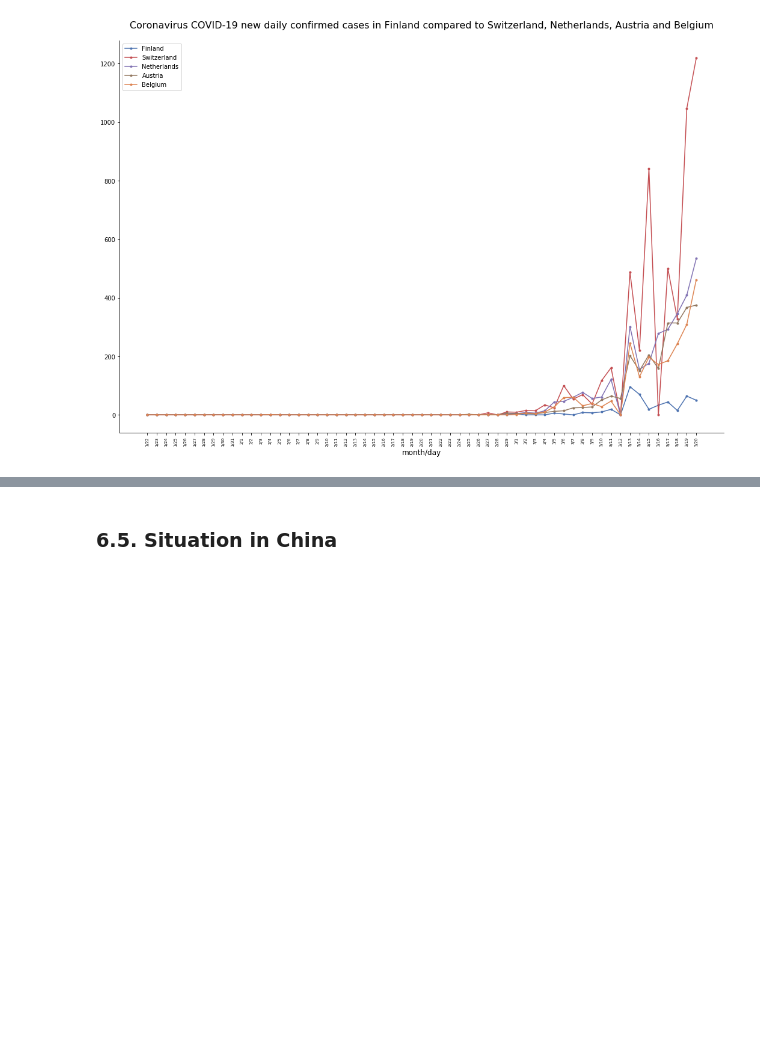
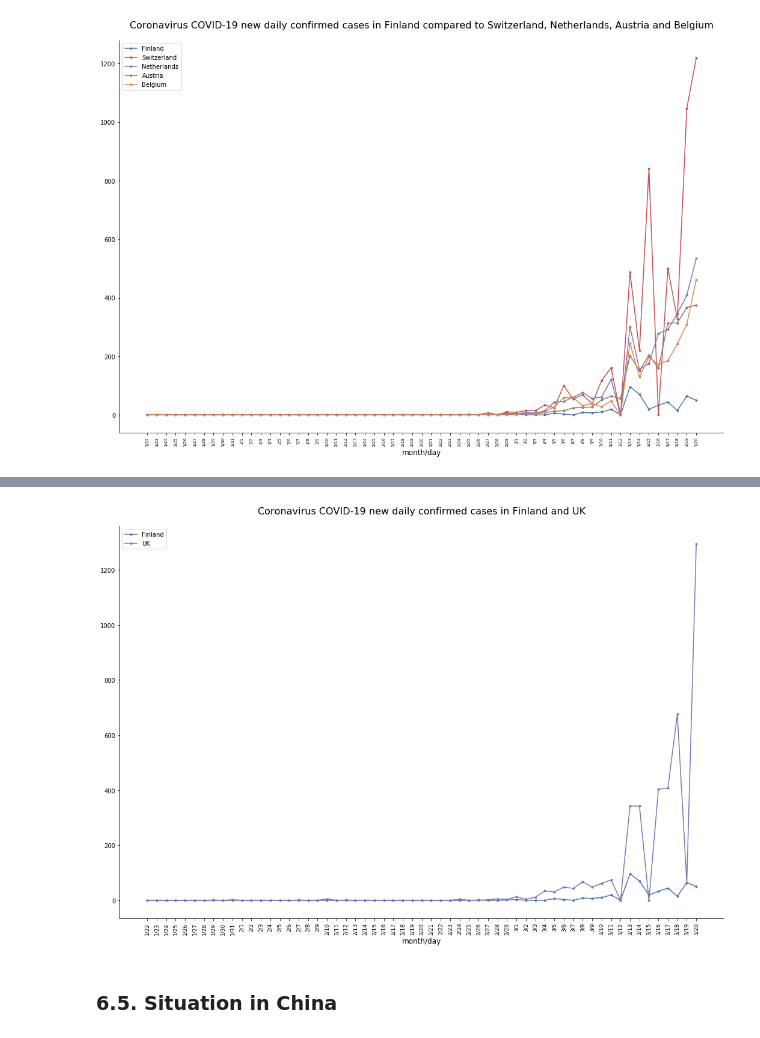
Before and after one commit to BerniHacker/Coronavirus, a Jupyter notebook: Coronavirus_Finland.ipynb, the cells around one changed output, grey strips where cells are left out. Drawn from its saved outputs; the diff is of its cells as text; code cells hidden in the pictures; blank space fills up the shorter version.

```diff
--- a/Coronavirus_Finland.ipynb
+++ b/Coronavirus_Finland.ipynb
@@ -1351,3 +1409,18 @@ cust_line_plot((days_tot, world_conf_tot, ".", '-', 0, "confirmed cases"),
+# %%
+# Comparing new daily confirmed cases Coronavirus cases in Finland and UK
+cust_line_plot((days_tot, finland_conf_incr_0, ".", '-', 0, "Finland"),
+               (days_tot, uk_conf_incr_0, ".", '-', 4, "UK"),
+               figsize_w=18, figsize_h=12,
+               title="Coronavirus COVID-19 new daily confirmed cases "\
+                     "in Finland and UK",
+               title_fs=16, title_offset=20,
+               rem_borders=True,
+               x_label="month/day", xlabel_fs=12,
+               xvalues_fs=9,rot=90,
+               y_label=None, ylabel_fs=12,
+               legend=True)
+# %% [output]
+[figure, added]
 # %% [markdown]
 ### 6.5. Situation in China <a name="6.5."></a>
 # %%
```
Also changed, not shown: parts of 52 cells of this notebook, 1 other file.
